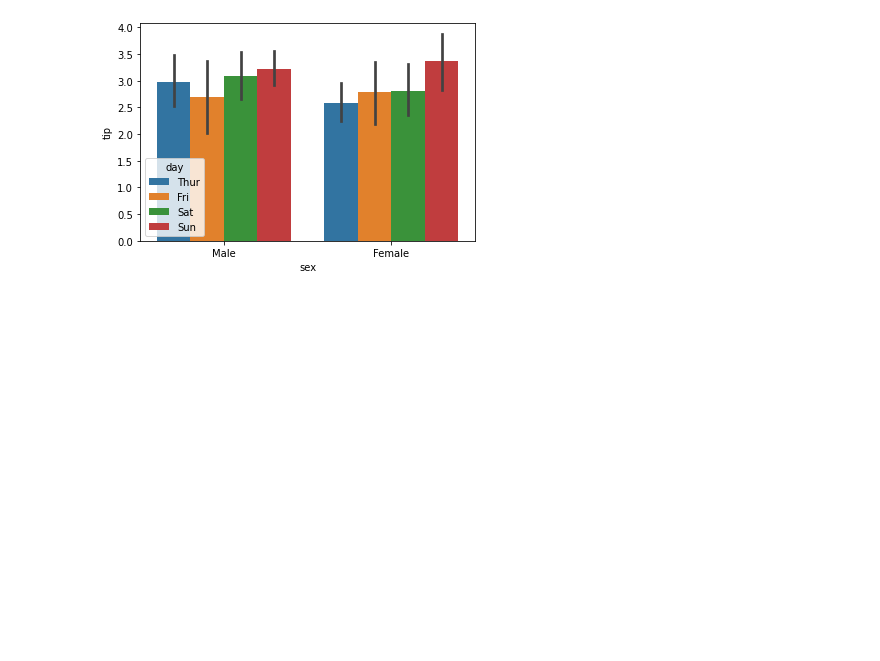
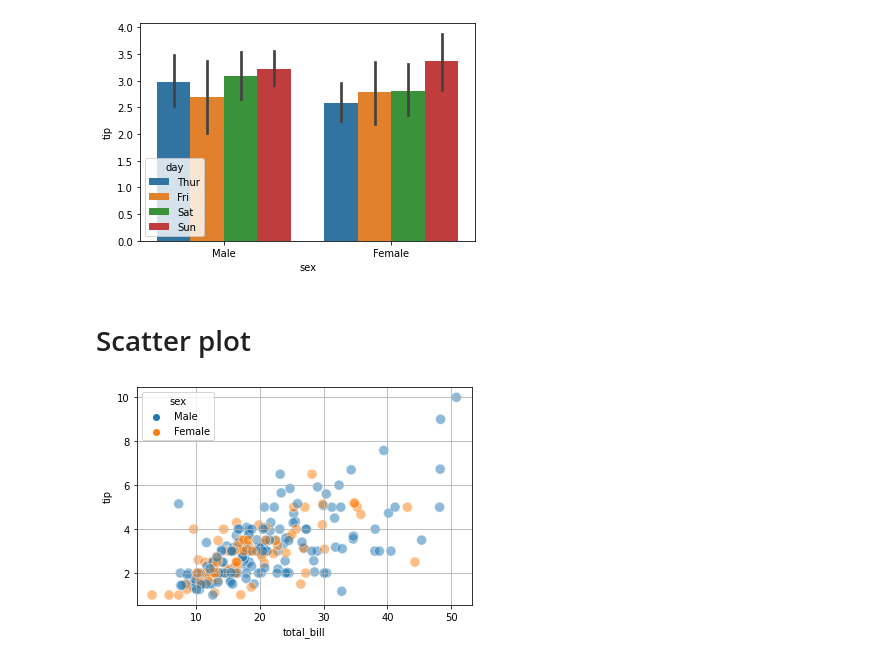
Before and after one commit to sejinseo/Itwill_Python, a Jupyter notebook: py22_seaborn.ipynb, the cells around one changed output. Cells and saved outputs as stored; diff of their text form; code cells hidden in the pictures; blank space fills up the shorter version.

```diff
--- a/py22_seaborn.ipynb
+++ b/py22_seaborn.ipynb
@@ -243,3 +245,12 @@ sns.barplot(x='sex', y='tip', hue='day', data=tips)
 plt.show()
 # %% [output]
 [figure]
+# %% [markdown]
+# Scatter plot
+# %%
+# tip ~ total_bill
+sns.scatterplot(x='total_bill', y='tip', hue='sex', alpha=0.5, data=tips, s=100)
+plt.grid()
+plt.show()
+# %% [output]
+[figure, added]
```
Also changed, not shown: parts of 15 cells of this notebook.
